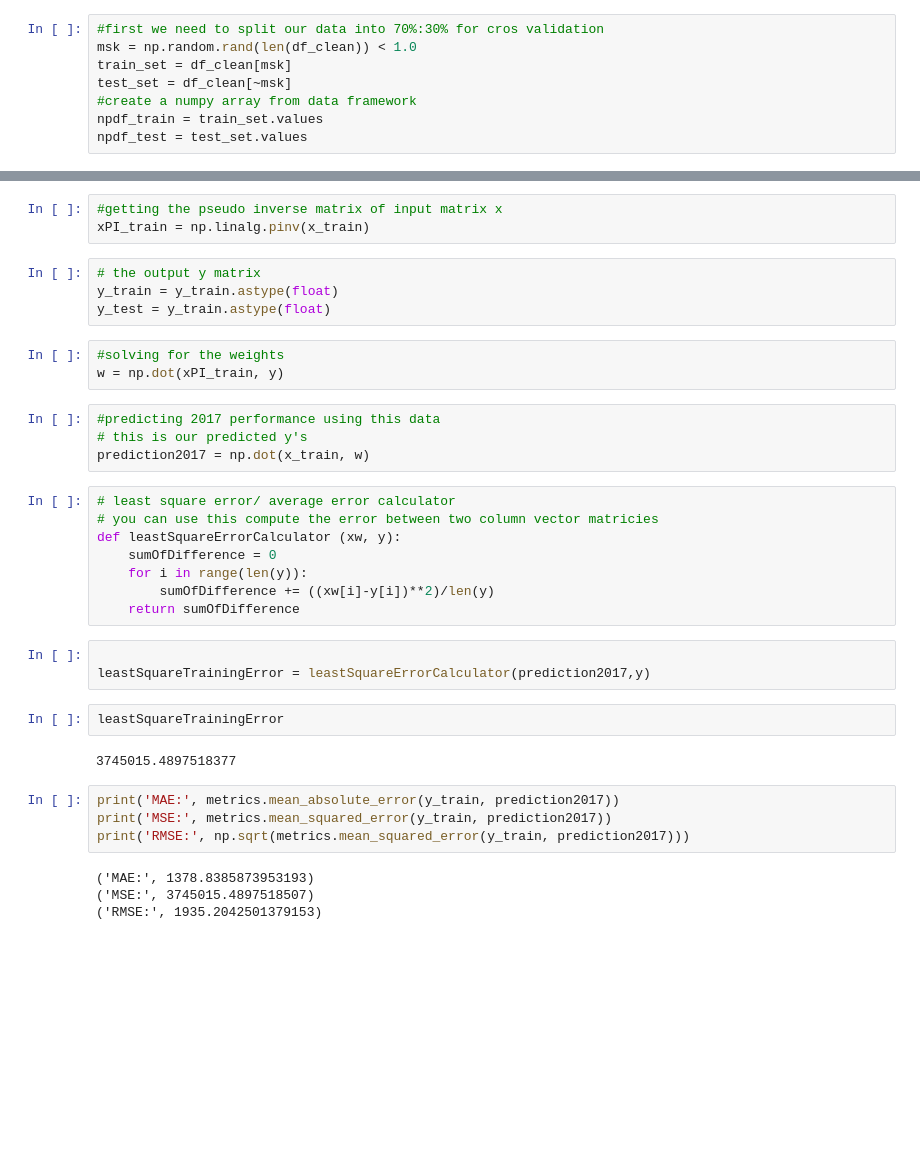
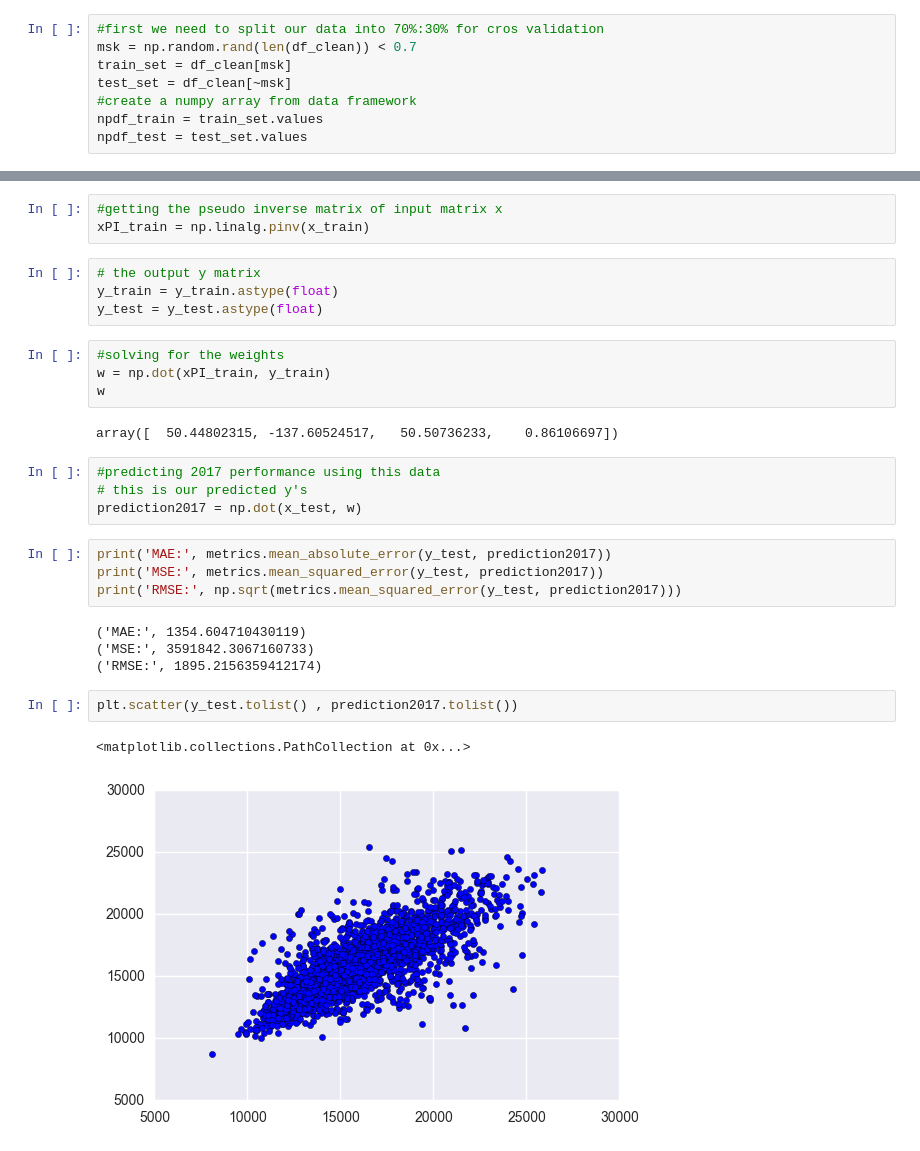
Before and after one commit to anassinator/miami-marathon-predictor, a Jupyter notebook: Linear Rigression.ipynb, the cells around one changed output, grey strips where cells are left out. Drawn from its saved outputs; the diff is of its cells as text; blank space fills up the shorter version.

Commit message:
diet plot added + cross validation implemented

```diff
--- a/Linear Rigression.ipynb
+++ b/Linear Rigression.ipynb
@@ -271,7 +271,7 @@ sns.distplot((y_test - predictions))
 'LINEAR REGRESSION'
 # %%
 #first we need to split our data into 70%:30% for cros validation
-msk = np.random.rand(len(df_clean)) < 1.0
+msk = np.random.rand(len(df_clean)) < 0.7
 train_set = df_clean[msk]
 test_set = df_clean[~msk]
 #create a numpy array from data framework
@@ -297,34 +297,27 @@ xPI_train = np.linalg.pinv(x_train)
 # %%
 # the output y matrix
 y_train = y_train.astype(float)
-y_test = y_train.astype(float)
+y_test = y_test.astype(float)
 # %%
 #solving for the weights
-w = np.dot(xPI_train, y)
+w = np.dot(xPI_train, y_train)
+w
+# %% [output]
+array([  50.44802315, -137.60524517,   50.50736233,    0.86106697])
 # %%
 #predicting 2017 performance using this data
 # this is our predicted y's
-prediction2017 = np.dot(x_train, w)
+prediction2017 = np.dot(x_test, w)
-# %%
-# least square error/ average error calculator
-# you can use this compute the error between two column vector matricies
-def leastSquareErrorCalculator (xw, y):
-    sumOfDifference = 0
-    for i in range(len(y)):
-        sumOfDifference += ((xw[i]-y[i])**2)/len(y)
-    return sumOfDifference
-# %%
-
-leastSquareTrainingError = leastSquareErrorCalculator(prediction2017,y)
-# %%
-leastSquareTrainingError
-# %% [output]
-3745015.4897518377
 # %%
-print('MAE:', metrics.mean_absolute_error(y_train, prediction2017))
-print('MSE:', metrics.mean_squared_error(y_train, prediction2017))
-print('RMSE:', np.sqrt(metrics.mean_squared_error(y_train, prediction2017)))
+print('MAE:', metrics.mean_absolute_error(y_test, prediction2017))
+print('MSE:', metrics.mean_squared_error(y_test, prediction2017))
+print('RMSE:', np.sqrt(metrics.mean_squared_error(y_test, prediction2017)))
 # %% [output]
-('MAE:', 1378.8385873953193)
-('MSE:', 3745015.4897518507)
-('RMSE:', 1935.2042501379153)
+('MAE:', 1354.604710430119)
+('MSE:', 3591842.3067160733)
+('RMSE:', 1895.2156359412174)
+# %%
+plt.scatter(y_test.tolist() , prediction2017.tolist())
+# %% [output]
+<matplotlib.collections.PathCollection at 0x...>
+[figure, added]
```
Also changed, not shown: parts of 2 cells of this notebook.
